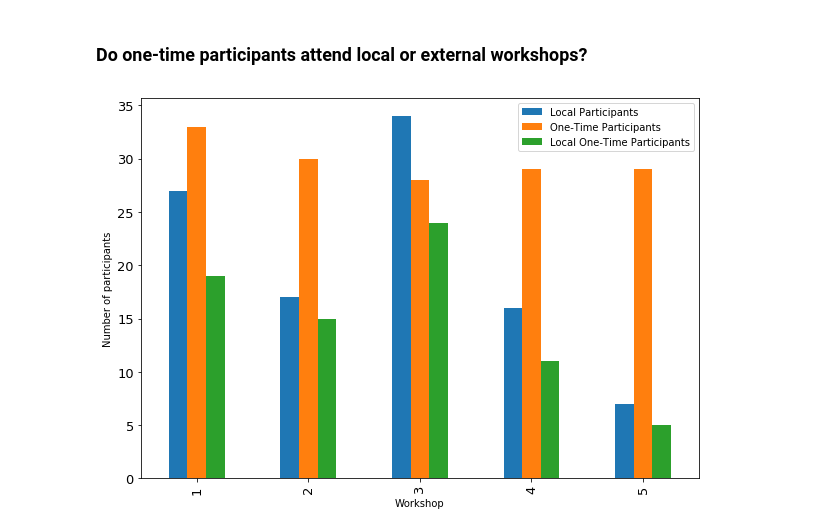
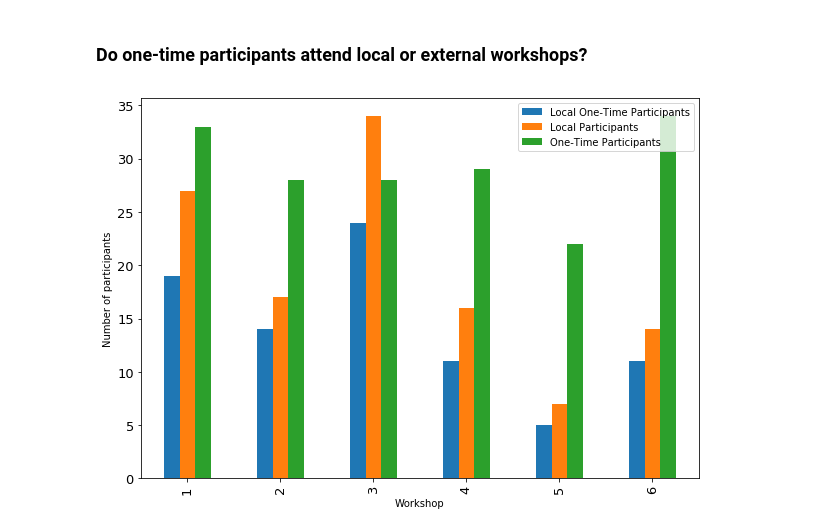
Before and after one commit to DLR-SC/analysis-dlr-se-waws, a Jupyter notebook: analysis.ipynb, the cells around one changed output. Cells and saved outputs as stored; diff of their text form; code cells hidden in the pictures.

```diff
--- a/analysis.ipynb
+++ b/analysis.ipynb
@@ -62,8 +63,9 @@ locations_ws2 = pd.read_csv("data/ws2_location.csv", index_col="id")
 locations_ws3 = pd.read_csv("data/ws3_location.csv", index_col="id")
 locations_ws4 = pd.read_csv("data/ws4_location.csv", index_col="id")
 locations_ws5 = pd.read_csv("data/ws5_location.csv", index_col="id")
+locations_ws6 = pd.read_csv("data/ws6_location.csv", index_col="id")
 
-locations = pd.concat([locations_ws1, locations_ws2, locations_ws3, locations_ws4, locations_ws5], keys=['BS', 'KP', 'OP', 'BA', 'HB'])
+locations = pd.concat([locations_ws1, locations_ws2, locations_ws3, locations_ws4, locations_ws5, locations_ws6], keys=['BS', 'KP', 'OP', 'BA', 'HB', 'JE'])
 
 # Amount of unique locations from which people attended
 unique_locations = locations["location"].drop_duplicates().count()
@@ -261,14 +303,11 @@ for i in ax.patches:
 # %%
 # From which locations are the participants for each workshop?
-location_distribution_per_ws = pd.DataFrame({"1: Braunschweig (BS)": locations_ws1.location.value_counts(),
-                                       "2: Cologne (KP)": locations_ws2.location.value_counts(),
-                                       "3: Oberpfaffenhofen (OP)": locations_ws3.location.value_counts(),
-                                       "4: Berlin (BA)": locations_ws4.location.value_counts(),
-                                       "5: Bremen (HB)": locations_ws5.location.value_counts()})
-
-
+location_distribution_per_ws = pd.DataFrame({"1: BS": locations_ws1.location.value_counts(),
+                                       "2: KP": locations_ws2.location.value_counts(),
+                                       "3: OP": locations_ws3.location.value_counts(),
+                                       "4: BA": locations_ws4.location.value_counts(),
+                                       "5: HB": locations_ws5.location.value_counts(),
+                                       "6: JE": locations_ws6.location.value_counts()})
 
 # Filter chart down to locations where a workshop took place
-location_distribution_per_ws_filtered = location_distribution_per_ws.loc[['BS', 'KP', 'OP', 'BA', 'HB']]
-
-location_distribution_per_ws_filtered.head()
+location_distribution_per_ws_filtered = location_distribution_per_ws.loc[['BS', 'KP', 'OP', 'BA', 'HB', 'JE']]
@@ -292,10 +344,8 @@ ax.set_ylabel("Number of participants");
 # %%
-# Calculate factor of which the number of participants increase when the workshop is run in that location in comparison to external workshops
-
 def calc_factor(location):
     local_ws = location_distribution_per_ws.loc[location].max() # Max can be used since all local workshops were visited by the most participants in comparison to external workshops
     external_ws = location_distribution_per_ws.loc[location].sum() - local_ws
-    external_ws_avg = (external_ws / 4)
+    external_ws_avg = (external_ws / 5)
     diff = local_ws - external_ws_avg
     factor = local_ws / external_ws_avg
     print ("The workshop in", location, "was visited by", diff, "more participants from", location, "than an average external one.")
@@ -324,26 +377,29 @@ More people attend a workshop if it is run at their origin location. The resulti
 # %% [markdown]
 ### Do one-time participants attend local or external workshops?
 # %%
+from collections import OrderedDict
+
 one_time = []
 one_time_local = []
 local = []
 
 for location in locations.index.levels[0]:
     location_data = locations.loc[location]
     one_time.append(location_data.one_time_participant.value_counts()[True])
     one_time_local.append(location_data[location_data.location == location].one_time_participant.value_counts()[True])
     local.append(len(location_data[location_data.location == location]))
 
-local_one_timers = pd.DataFrame({"Workshop": [1, 2, 3, 4, 5],
-                                 "Local Participants": local,
-                                 "One-Time Participants": one_time,
-                                 "Local One-Time Participants": one_time_local})
+data = OrderedDict()
+data["Workshop"] = [1, 2, 3, 4, 5, 6]
+data["Local One-Time Participants"] = one_time_local
+data["Local Participants"] = local
+data["One-Time Participants"] = one_time
+local_one_timers = pd.DataFrame(data)
 local_one_timers = local_one_timers.set_index("Workshop")
 
 # plot data
-ax = local_one_timers.plot(kind='bar', figsize=(10,7),
-                                        fontsize=13)
+ax = local_one_timers.plot(kind='bar', figsize=(10,7), fontsize=13)
 ax.set_xlabel("Workshop")
 ax.set_ylabel("Number of participants");
 # %% [output]
-[figure, old version]
+[figure, new version]
```
Also changed, not shown: parts of 19 cells of this notebook, 3 other files.
